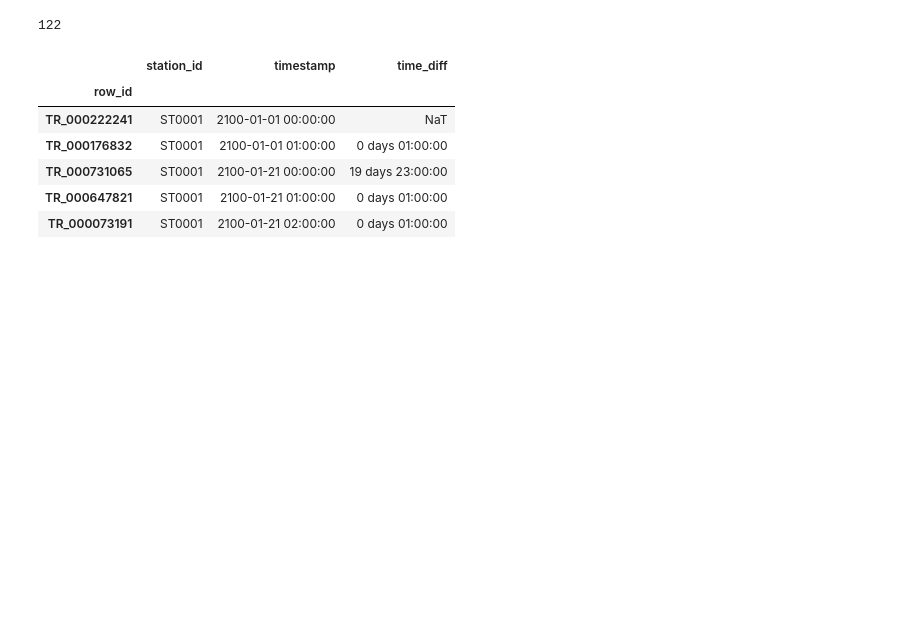
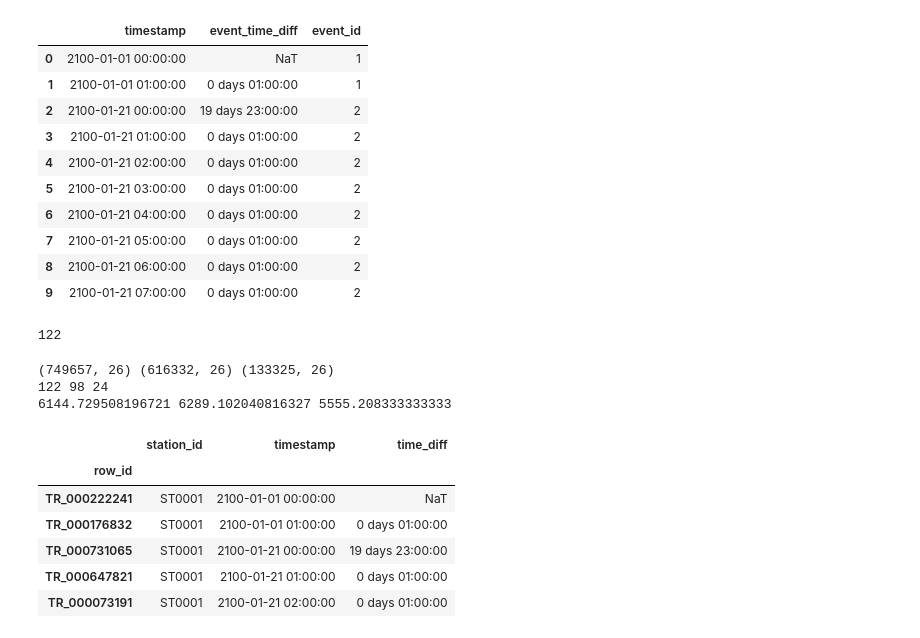
Before and after one commit to soohok402/AI_Data_exhibition, a Jupyter notebook: 1-3_time_data_split.ipynb, the cells around one changed output. Saved outputs shown, nothing was run; the diff lists cells and outputs as text; code cells hidden in the pictures; blank space fills up the shorter version.

```diff
--- a/1-3_time_data_split.ipynb
+++ b/1-3_time_data_split.ipynb
@@ -1,13 +1,13 @@
 # %%
 import pandas as pd
 
-pd.set_option('display.max_columns', None)  # none은 제한값 자리(몇개 열까지 보여줄까)
-pd.set_option('display.max_rows', None)
+# pd.set_option('display.max_columns', None)  # none은 제한값 자리(몇개 열까지 보여줄까)
+# pd.set_option('display.max_rows', None)
 
 # 집에서 df 경로: r'C:\Users\soohok402\내 드라이브\Github\AI_Data_exhibition\parqueted_data\train.parquet'
 # 회사에서 df 경로: r'C:\Users\20162180\AI_Data_exhibition\parqueted_data\train.parquet'
 
-df = pd.read_parquet(r'C:\Users\20162180\AI_Data_exhibition\parqueted_data\train.parquet')
+df = pd.read_parquet(r'C:\Users\soohok402\내 드라이브\Github\AI_Data_exhibition\parqueted_data\train.parquet')
 # %%
 # ============================================================
 # 4. 시계열데이터의 강우사상별 분리(event_id부여)
@@ -19,39 +19,88 @@ df = pd.read_parquet(r'C:\Users\20162180\AI_Data_exhibition\parqueted_data\train
 
 # 4-1. 전체 timestamp 추출(중복없이), 시간순 정렬
 event_time = (
     df[['timestamp']]  # 이중리스트: 나중에 차분 열 추가를 위해 시리즈가 아닌 df로 만들기
     .drop_duplicates() # 중복제거(unique 효과)
     .sort_values('timestamp') # 기본값: 오름차순 정렬
     .reset_index(drop = True) # 기존 인덱스(row_id) 제거
 )
 # 이 객체는 시간을 어디서 자를지 판단을 위해 임시로 사용하는 별도 객체, 인덱스를 떼도 됨
 
 # 4-2. diff 계산
 event_time['event_time_diff'] = (
     event_time['timestamp']
     .diff()
 )
 
 # 4-3. 간격이 1시간이 아닌 경우를 event 경계로 추출
 cond_split_time = (
     event_time['event_time_diff'] != pd.Timedelta(hours=1)
 )
 # cond_sort_time은 불리언조건문(diff가 1시간이 아닌경우에만 True 반환)
 # 이 diff가 1시간이 아닌 위치가 강우사상 시간대 분할지점
 
 # 4-4. 강우사상 시간대별 event_id 부여
 event_time['event_id'] = cond_split_time.cumsum()
 # cumsum(): 누적합, 불리언시리즈와 함께 쓰면 True가 나올때마다 값이 누적됨(1씩 증)
-# display(event_time)
+display(event_time.head(10))
 
 # 시험처가 제시한 강우사상 개수와 맞는지 확인
 print(event_time['event_id'].nunique())
 # %% [output]
+|  | timestamp | event_time_diff | event_id |
+| 0 | 2100-01-01 00:00:00 | NaT | 1 |
+| 1 | 2100-01-01 01:00:00 | 0 days 01:00:00 | 1 |
+| 2 | 2100-01-21 00:00:00 | 19 days 23:00:00 | 2 |
+| 3 | 2100-01-21 01:00:00 | 0 days 01:00:00 | 2 |
+| 4 | 2100-01-21 02:00:00 | 0 days 01:00:00 | 2 |
+| 5 | 2100-01-21 03:00:00 | 0 days 01:00:00 | 2 |
+| 6 | 2100-01-21 04:00:00 | 0 days 01:00:00 | 2 |
+| 7 | 2100-01-21 05:00:00 | 0 days 01:00:00 | 2 |
+| 8 | 2100-01-21 06:00:00 | 0 days 01:00:00 | 2 |
+| 9 | 2100-01-21 07:00:00 | 0 days 01:00:00 | 2 |
 122
 # %%
 # ============================================================
 # 5. 데이터 분할
 # ============================================================
+
+# df에 event_id 컬럼 붙이기
+# Series.map()함수: Series를 map()안의 규칙을 적용, 동일한 크기의 Series를 반환
+rule1 = event_time.set_index('timestamp')['event_id']  # map() 규칙만들기
+# map() 규칙은 자식 테이블의 조인대상 컬럼이 인덱스여야함
+# df['timestamp'].map(rule1)  이걸 기존 df 옆에 붙여야 함
+
+#print(len(df['timestamp'].map(rule1)))  # 749657개(누락없음)
+
+df['event_id'] = df['timestamp'].map(rule1)
+
+# 정상적으로 매핑됐는지 확인하기
+# print(f"event_id 컬럼의 원소개수(중복제거): {df['event_id'].nunique()}")
+# print()
+# print(f"결측치 개수는? {df['event_id'].isnull().sum()}")
+# print()
+# print(
+#     f"""<timestamp - event_id 매핑 일관성 확인>
+#     timestamp별 event_id의 고유값 개수의 최대값
+#     (중복매칭이 됐으면 2 이상이 나옴): {df.groupby('timestamp')['event_id'].nunique().max()}"""
+#     )
+
+split_num = 98
+train = df[df['event_id'] <= split_num]
+val = df[df['event_id'] > split_num]
+
+# 잘 분할됐는지 확인하기: 잘됨
+print(df.shape, train.shape, val.shape)
+print(df['event_id'].nunique(), train['event_id'].nunique(), val['event_id'].nunique())
+print(df.shape[0]/df['event_id'].nunique(), train.shape[0]/train['event_id'].nunique(), val.shape[0]/val['event_id'].nunique())
+
+# 데이터셋 저장하기: 향후에 불러오기 편하도록
+train.to_parquet(r'C:\Users\soohok402\내 드라이브\Github\AI_Data_exhibition\parqueted_data/train_split')
+val.to_parquet(r'C:\Users\soohok402\내 드라이브\Github\AI_Data_exhibition\parqueted_data/val_split')
+# %% [output]
+(749657, 26) (616332, 26) (133325, 26)
+122 98 24
+6144.729508196721 6289.102040816327 5555.208333333333
 # %%
 # # ============================================================
 # # 4. 시계열 구조 및 강우사상 경계 확인
```
Also changed, not shown: 7 other files.
